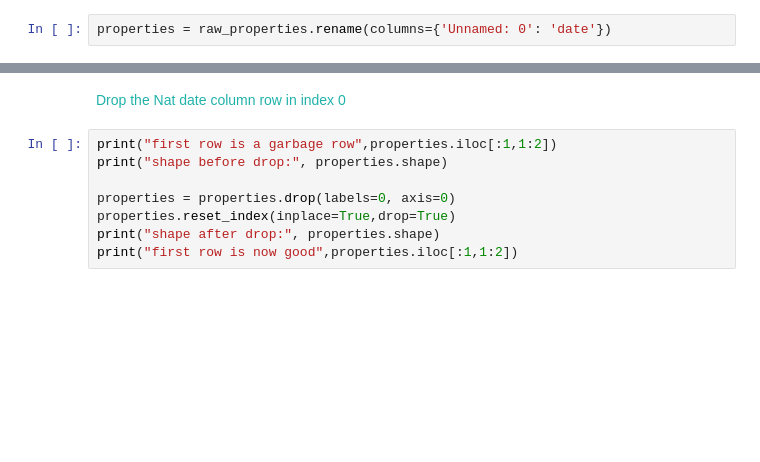
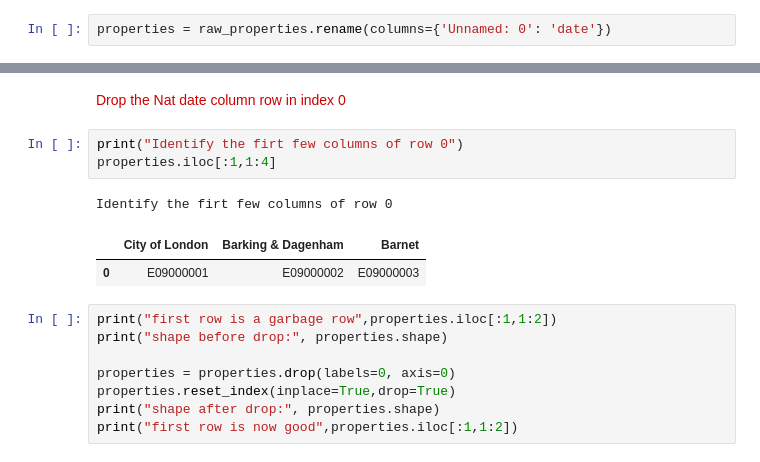
Before and after one commit to cjlcoursework/springboard_dc, a Jupyter notebook: projects/LondonCalling/FinalCopy.ipynb, the cells around one changed output, grey strips where cells are left out. Drawn from its saved outputs; the diff is of its cells as text; blank space fills up the shorter version.

```diff
--- a/projects/LondonCalling/FinalCopy.ipynb
+++ b/projects/LondonCalling/FinalCopy.ipynb
@@ -238,5 +248,12 @@ properties.iloc[:1,:]
 # %% [markdown]
-<span style="color:#20B2AA">Drop the Nat date column row in index 0</span>
+<span style="color:#cc0000">Drop the Nat date column row in index 0</span>
+# %%
+print("Identify the firt few columns of row 0")
+properties.iloc[:1,1:4]
+# %% [output]
+Identify the firt few columns of row 0
+|  | City of London | Barking & Dagenham | Barnet |
+| 0 | E09000001 | E09000002 | E09000003 |
 # %%
 print("first row is a garbage row",properties.iloc[:1,1:2])
 print("shape before drop:", properties.shape)
```
Also changed, not shown: parts of 35 cells of this notebook, 1 other file.
